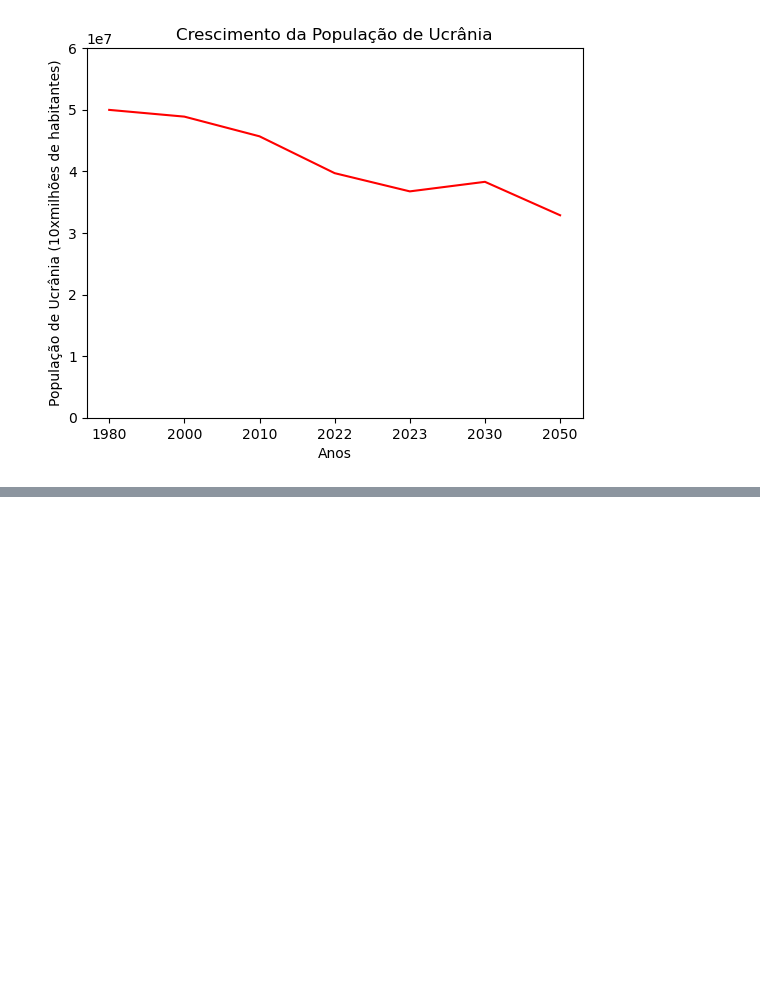
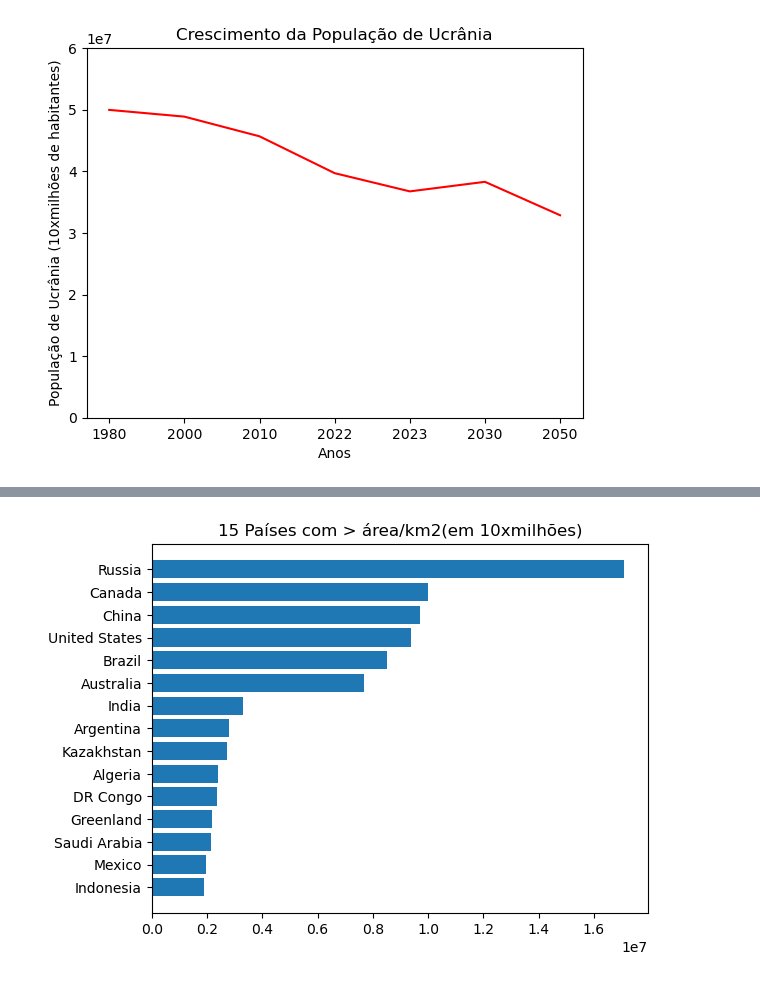
Before and after one commit to Giogilas/World-Population-Data-Analysis, a Jupyter notebook: World-population/World_Population.ipynb, the cells around one changed output, grey strips where cells are left out. Drawn from its saved outputs; the diff is of its cells as text; code cells hidden in the pictures; blank space fills up the shorter version.

```diff
--- a/World-population/World_Population.ipynb
+++ b/World-population/World_Population.ipynb
@@ -348,3 +348,9 @@ plt.ylim([0, 60000000])
 plt.show()
 # %% [output]
 [figure]
+# %%
+# Selecionando as 15 países com maior área/km2
+area_top15 = df.nlargest(15, 'area')
+
+# Exibindo o resultado
+area_top15
@@ -350,0 +374,29 @@ plt.show()
+# %%
+# Cria um gráfico de barras invertido do países com maior área/km2
+
+# Dados
+valores = area_top15['area']
+rotulos = area_top15['country']
+#invertendo a ordem com que aparecem os dados
+valores = valores[::-1]
+rotulos = rotulos[::-1]
+
+# Definindo as posições das barras
+posicoes = range(len(valores))
+
+# Criando o gráfico de barras invertido
+plt.barh(posicoes, valores, align='center')
+
+
+# Definindo os rótulos do eixo y
+plt.yticks(posicoes, rotulos)
+
+# Definindo o título do gráfico
+plt.title('15 Países com > área/km2(em 10xmilhões)')
+
+
+
+# Exibindo o gráfico
+plt.show()
+# %% [output]
+[figure, added]
```
Also changed, not shown: parts of 1 cell of this notebook, 1 other file.
